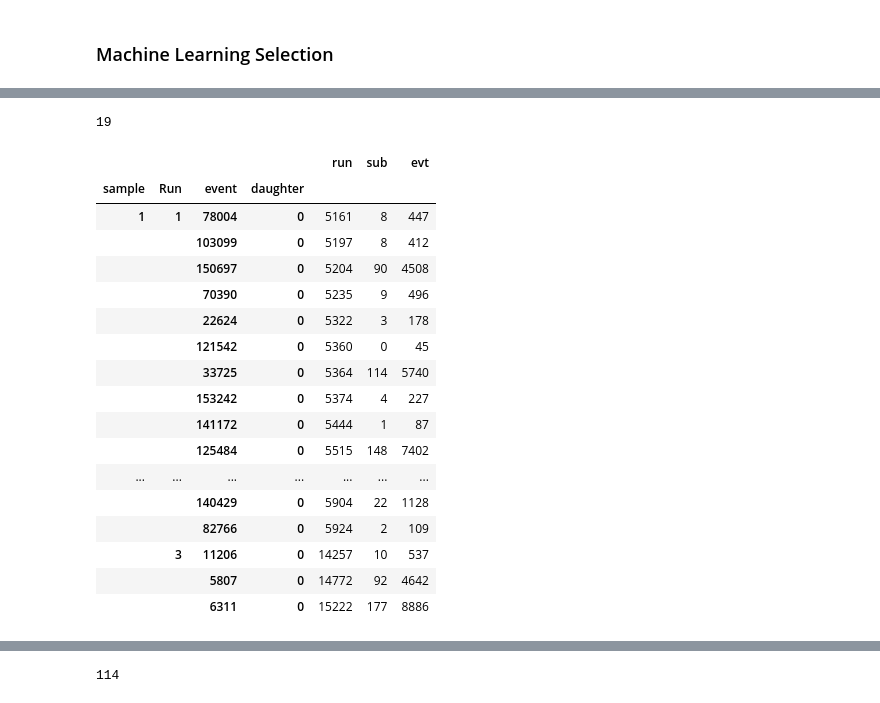
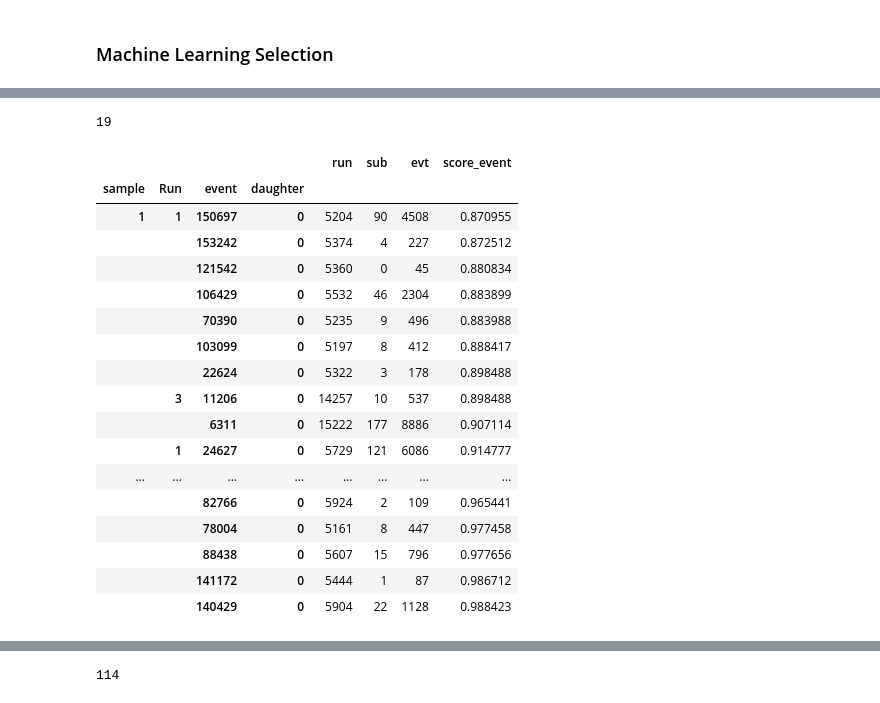
Before and after one commit to Wouter-VDP/nuecc_python, a Jupyter notebook: NueSelection.ipynb, the cells around one changed output, grey strips where cells are left out. Drawn from its saved outputs; the diff is of its cells as text; code cells hidden in the pictures.

```diff
--- a/NueSelection.ipynb
+++ b/NueSelection.ipynb
@@ -1262,36 +1299,36 @@ data/MC: 0.701
 # %%
 # Unblinded selected events:
 np.savetxt(
     output_dir + "events_nuecc_selected.txt",
     all_samples["on"]["daughters"]
     .query("(e_candidate & select)")[["run", "sub", "evt"]]
     .sort_values(by=["run"]),
     fmt="%u",
 )
 print(len(all_samples["on"]["daughters"].query("(e_candidate & select)")))
 all_samples["on"]["daughters"].query("(e_candidate & select)")[
-    ["run", "sub", "evt"]
-].sort_values(by=["run"])
+    ["run", "sub", "evt", "score_event"]
+].sort_values(by=["score_event"])
 # %% [output]
 19
-|  |  |  |  | run | sub | evt |
-| sample | Run | event | daughter |  |  |  |
-| 1 | 1 | 78004 | 0 | 5161 | 8 | 447 |
-|  |  | 103099 | 0 | 5197 | 8 | 412 |
-|  |  | 150697 | 0 | 5204 | 90 | 4508 |
-|  |  | 70390 | 0 | 5235 | 9 | 496 |
-|  |  | 22624 | 0 | 5322 | 3 | 178 |
-|  |  | 121542 | 0 | 5360 | 0 | 45 |
-|  |  | 33725 | 0 | 5364 | 114 | 5740 |
-|  |  | 153242 | 0 | 5374 | 4 | 227 |
-|  |  | 141172 | 0 | 5444 | 1 | 87 |
-|  |  | 125484 | 0 | 5515 | 148 | 7402 |
-| ... | ... | ... | ... | ... | ... | ... |
-|  |  | 140429 | 0 | 5904 | 22 | 1128 |
-|  |  | 82766 | 0 | 5924 | 2 | 109 |
-|  | 3 | 11206 | 0 | 14257 | 10 | 537 |
-|  |  | 5807 | 0 | 14772 | 92 | 4642 |
-|  |  | 6311 | 0 | 15222 | 177 | 8886 |
+|  |  |  |  | run | sub | evt | score_event |
+| sample | Run | event | daughter |  |  |  |  |
+| 1 | 1 | 150697 | 0 | 5204 | 90 | 4508 | 0.870955 |
+|  |  | 153242 | 0 | 5374 | 4 | 227 | 0.872512 |
+|  |  | 121542 | 0 | 5360 | 0 | 45 | 0.880834 |
+|  |  | 106429 | 0 | 5532 | 46 | 2304 | 0.883899 |
+|  |  | 70390 | 0 | 5235 | 9 | 496 | 0.883988 |
+|  |  | 103099 | 0 | 5197 | 8 | 412 | 0.888417 |
+|  |  | 22624 | 0 | 5322 | 3 | 178 | 0.898488 |
+|  | 3 | 11206 | 0 | 14257 | 10 | 537 | 0.898488 |
+|  |  | 6311 | 0 | 15222 | 177 | 8886 | 0.907114 |
+|  | 1 | 24627 | 0 | 5729 | 121 | 6086 | 0.914777 |
+| ... | ... | ... | ... | ... | ... | ... | ... |
+|  |  | 82766 | 0 | 5924 | 2 | 109 | 0.965441 |
+|  |  | 78004 | 0 | 5161 | 8 | 447 | 0.977458 |
+|  |  | 88438 | 0 | 5607 | 15 | 796 | 0.977656 |
+|  |  | 141172 | 0 | 5444 | 1 | 87 | 0.986712 |
+|  |  | 140429 | 0 | 5904 | 22 | 1128 | 0.988423 |
 [interactive output not drawn]
 # %%
 if "sideband" in all_samples:
```
Also changed, not shown: parts of 20 cells of this notebook, 5 other files.
